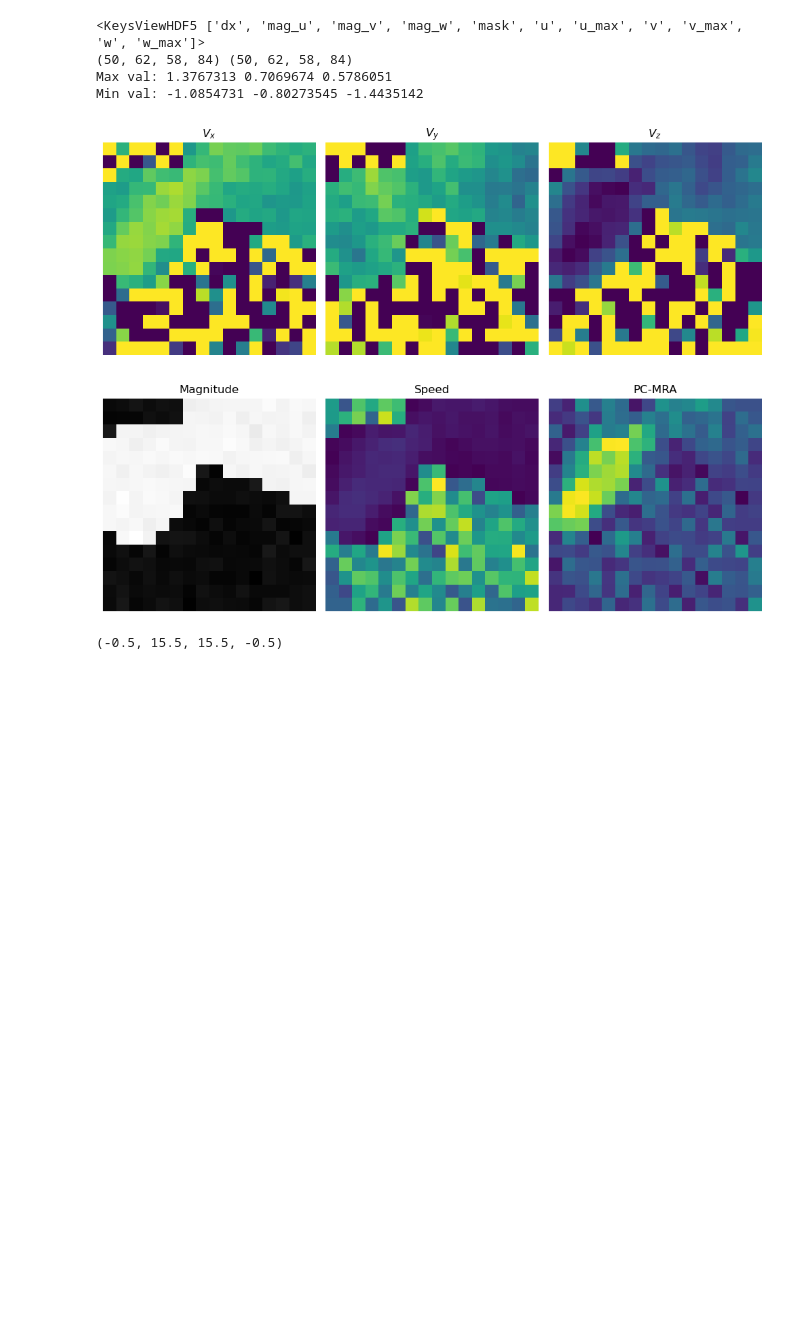
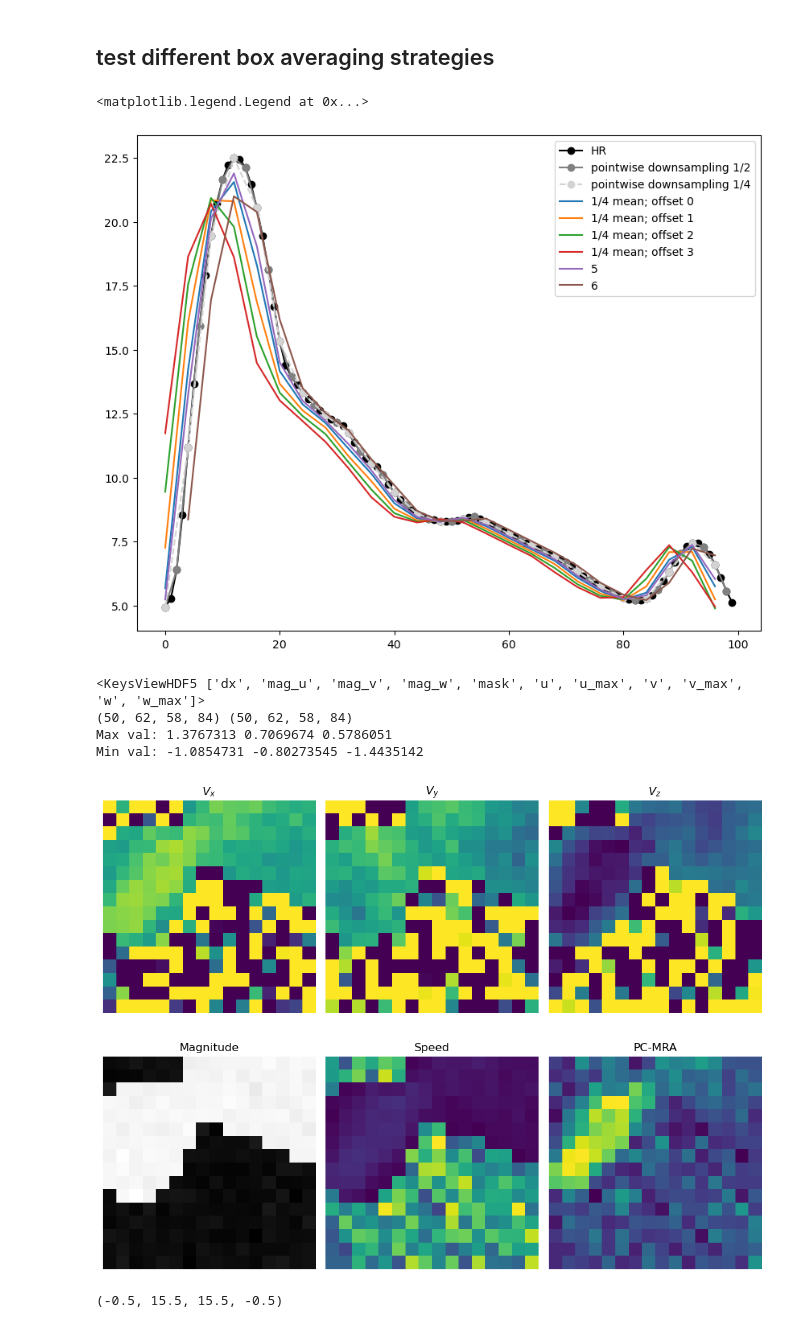
Before and after one commit to PiaaCaa/4DFlowNet, a Jupyter notebook: src/data_inspector.ipynb, the cells around one changed output. Cells and saved outputs as stored; diff of their text form; code cells hidden in the pictures; blank space fills up the shorter version.

```diff
--- a/src/test_file.ipynb
+++ b/src/data_inspector.ipynb
@@ -21,3 +72,69 @@ from utils.colors import *
+# %% [markdown]
+## test different box averaging strategies
+# %%
+file = "../data/CARDIAC/M1_2mm_step1_static_dynamic.h5"
+vel_colnames = ['u', 'v', 'w']
+
+data = {}
+with h5py.File(file, 'r') as f:
+    for key in f.keys():
+        data[key] = np.array(f[key]).squeeze()
+
+
+N_frames, x, y, z = data['u'].shape
+
+N_frames_25 = int(N_frames/4)
+
+sampling_1 = np.zeros((N_frames_25, x, y, z, 3))
+sampling_2 = np.zeros((N_frames_25, x, y, z, 3))
+sampling_3 = np.zeros((N_frames_25, x, y, z, 3))
+sampling_4 = np.zeros((N_frames_25, x, y, z, 3))
+sampling_5 = np.zeros((N_frames_25, x, y, z, 3))
+sampling_6 = np.zeros((N_frames_25, x, y, z, 3))
+
+# there are 6 or actually 7 different sanpling strategies
+for v, vel in enumerate(vel_colnames):
+    # append the first 4 frames to the end to include periodic boundaries
+    data_vel = np.concatenate((data[vel],data[vel][0:4]), axis=0)
+    for i in range(N_frames_25):
+
+        sampling_1[i, :, :, :, v] = np.average(data_vel[4*i:4*i+4], axis=0)
+        sampling_2[i, :, :, :, v] = np.average(data_vel[4*i+1:4*i+5], axis=0)
+
+        sampling_3[i, :, :, :, v] = np.average(data_vel[4*i+2:4*i+6], axis=0)
+        sampling_4[i, :, :, :, v] = np.average(data_vel[4*i+3:4*i+7], axis=0)
+        sampling_5[i, :, :, :, v] = 0.5 * (data_vel[4*i] + data_vel[4*i+2])
+        sampling_6[i, :, :, :, v] = 0.5 * (data_vel[4*i+2] + data_vel[4*i+4])
+
+    # sampling_3=  np.roll(sampling_3, axis=0, shift=1)
+    # sampling_4=  np.roll(sampling_4, axis=0, shift=1)
+
+# caluculcate mean speed
+mean_speed1 = calculate_mean_speed(sampling_1[:,:, :, :, 0 ], sampling_1[:,:, :, :, 1 ], sampling_1[:,:, :, :, 2 ], binary_mask=data['mask'][::4])
+mean_speed2 = calculate_mean_speed(sampling_2[:,:, :, :, 0 ], sampling_2[:,:, :, :, 1 ], sampling_2[:,:, :, :, 2 ], binary_mask=data['mask'][::4])
+mean_speed3 = calculate_mean_speed(sampling_3[:,:, :, :, 0 ], sampling_3[:,:, :, :, 1 ], sampling_3[:,:, :, :, 2 ], binary_mask=data['mask'][::4])
+mean_speed4 = calculate_mean_speed(sampling_4[:,:, :, :, 0 ], sampling_4[:,:, :, :, 1 ], sampling_4[:,:, :, :, 2 ], binary_mask=data['mask'][::4])
+mean_speed5 = calculate_mean_speed(sampling_5[:,:, :, :, 0 ], sampling_5[:,:, :, :, 1 ], sampling_5[:,:, :, :, 2 ], binary_mask=data['mask'][::4])
+mean_speed6 = calculate_mean_speed(sampling_6[:,:, :, :, 0 ], sampling_6[:,:, :, :, 1 ], sampling_6[:,:, :, :, 2 ], binary_mask=data['mask'][::4])
+
+hr_mean_speed = calculate_mean_speed(data['u'], data['v'], data['w'], binary_mask=data['mask'])
+
+t_range = np.arange(0, N_frames, 4)
+t_range_hr = np.arange(0, N_frames)
+plt.plot(t_range_hr,hr_mean_speed,'-o',  label='HR', color = 'black')
+plt.plot(t_range_hr[::2], calculate_mean_speed(data['u'][::2], data['v'][::2], data['w'][::2], binary_mask=data['mask'][::2]),'o-', label='pointwise downsampling 1/2', color = 'grey')
+plt.plot(t_range_hr[::4], calculate_mean_speed(data['u'][::4], data['v'][::4], data['w'][::4], binary_mask=data['mask'][::4]),'o--', label='pointwise downsampling 1/4', color = 'lightgrey')
+
+plt.plot(t_range, mean_speed1, label='1/4 mean; offset 0')
+plt.plot(t_range, mean_speed2, label='1/4 mean; offset 1')
+plt.plot(t_range, mean_speed3, label='1/4 mean; offset 2')
+plt.plot(t_range, mean_speed4, label='1/4 mean; offset 3')
+plt.plot(t_range, mean_speed5, label='5')
+plt.plot(t_range[1:], mean_speed6[:-1], label='6')
+plt.legend()
+# %% [output]
+<matplotlib.legend.Legend at 0x...>
+[figure, added]
 # %%
 
 dynamical_mask      = '../data/CARDIAC/M4_2mm_step2_static_dynamic.h5'#'../data/PIA/THORAX/P01/h5/P01.h5'#'../data/CARDIAC/M2_2mm_step2_static_dynamic.h5'
```
Also changed, not shown: parts of 2 cells of this notebook.
